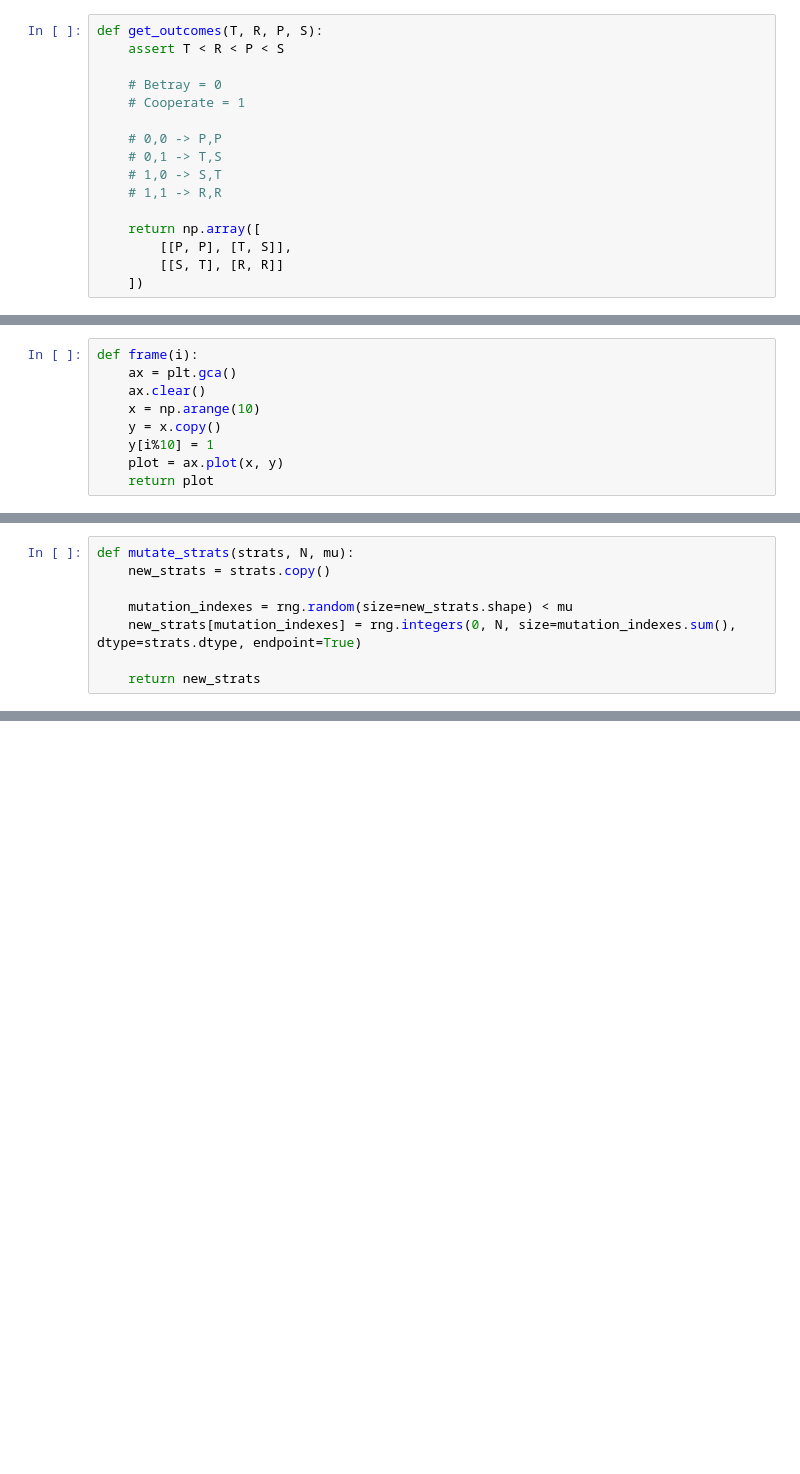
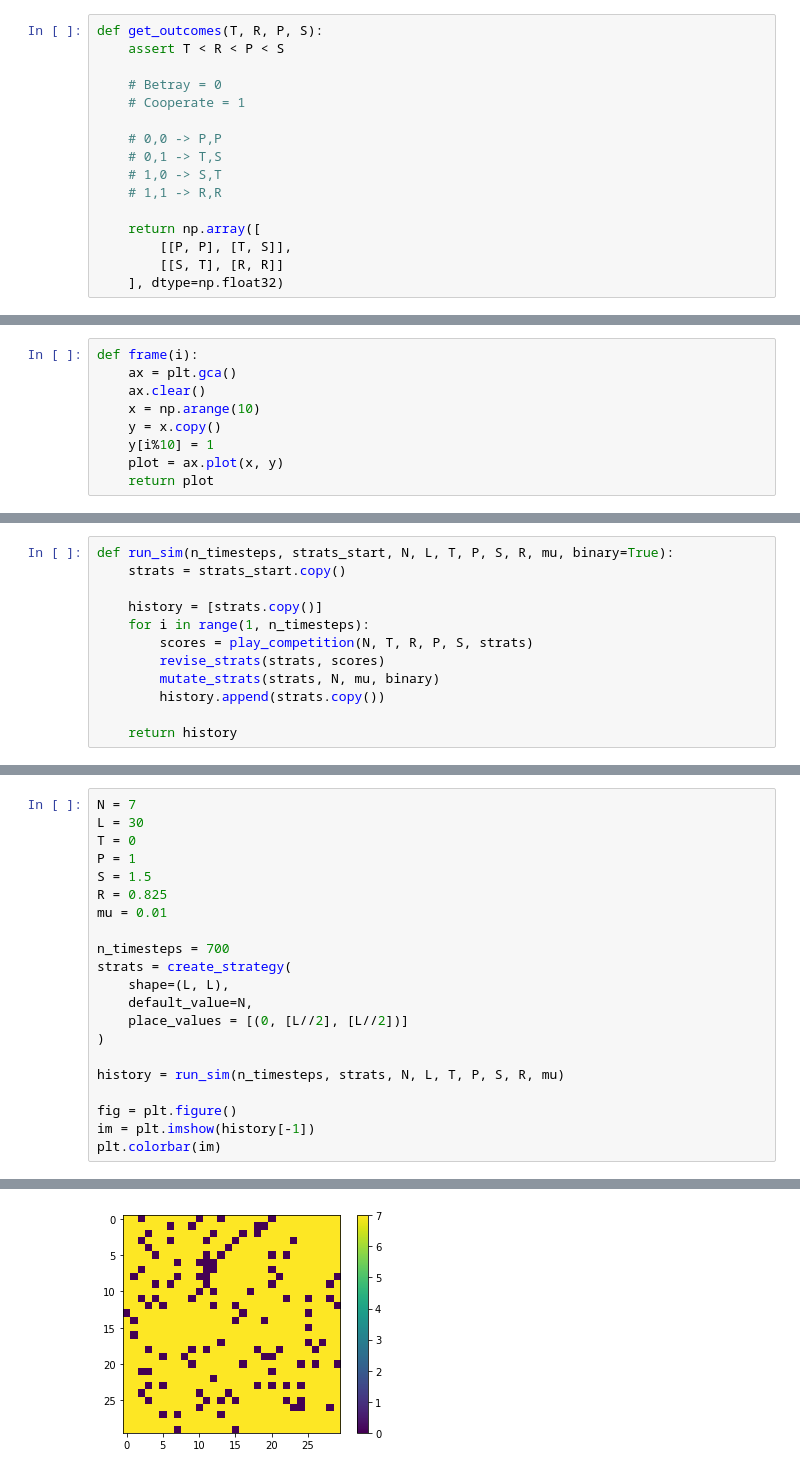
Before and after one commit to gasparyanartur/simulation-of-complex-systems-solutions, a Jupyter notebook: chapter-13/chapter-13.ipynb, the cells around one changed output, grey strips where cells are left out. Cells and saved outputs as stored; diff of their text form; blank space fills up the shorter version.

```diff
--- a/chapter-13/chapter-13.ipynb
+++ b/chapter-13/chapter-13.ipynb
@@ -25,7 +28,7 @@ def get_outcomes(T, R, P, S):
     return np.array([
         [[P, P], [T, S]],
         [[S, T], [R, R]]
-    ])
+    ], dtype=np.float32)
 # %%
 def get_years(N, outcomes):
     years_all = np.zeros((N, N, N, 2))
@@ -220,11 +221,3 @@ def revise_strats(strats, scores):
 
 
     ...
-# %%
-def mutate_strats(strats, N, mu):
-    new_strats = strats.copy()
-
-    mutation_indexes = rng.random(size=new_strats.shape) < mu
-    new_strats[mutation_indexes] = rng.integers(0, N, size=mutation_indexes.sum(), dtype=strats.dtype, endpoint=True)
-
-    return new_strats
@@ -248,0 +237,12 @@ def run_sim(n_timesteps, strats_start, N, L, T, P, S, R, mu):
+# %%
+def run_sim(n_timesteps, strats_start, N, L, T, P, S, R, mu, binary=True):
+    strats = strats_start.copy()
+
+    history = [strats.copy()]
+    for i in range(1, n_timesteps):
+        scores = play_competition(N, T, R, P, S, strats)
+        revise_strats(strats, scores)
+        mutate_strats(strats, N, mu, binary)
+        history.append(strats.copy())
+
+    return history
@@ -401,0 +387,22 @@ plt.imshow(history[-1])
+# %%
+N = 7
+L = 30
+T = 0
+P = 1
+S = 1.5
+R = 0.825
+mu = 0.01
+
+n_timesteps = 700
+strats = create_strategy(
+    shape=(L, L),
+    default_value=N,
+    place_values = [(0, [L//2], [L//2])]
+)
+
+history = run_sim(n_timesteps, strats, N, L, T, P, S, R, mu)
+
+fig = plt.figure()
+im = plt.imshow(history[-1])
+plt.colorbar(im)
+# %% [output]
@@ -401,0 +410 @@ plt.imshow(history[-1])
+[figure, added]
```
Also changed, not shown: parts of 31 cells of this notebook.
